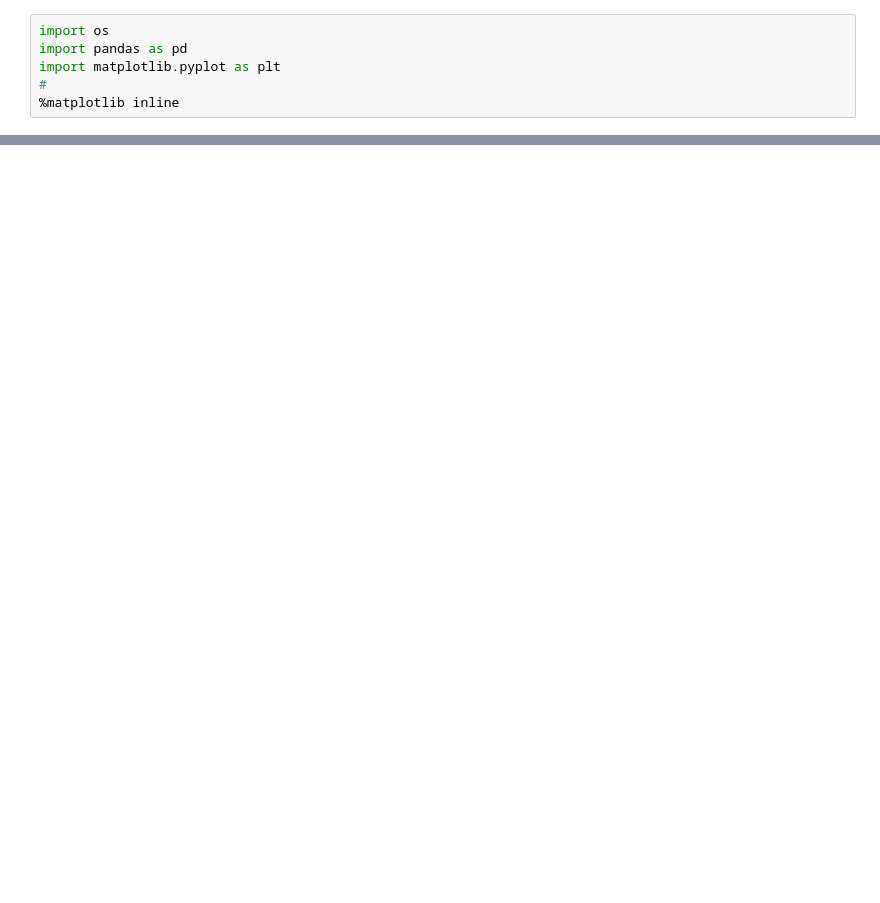
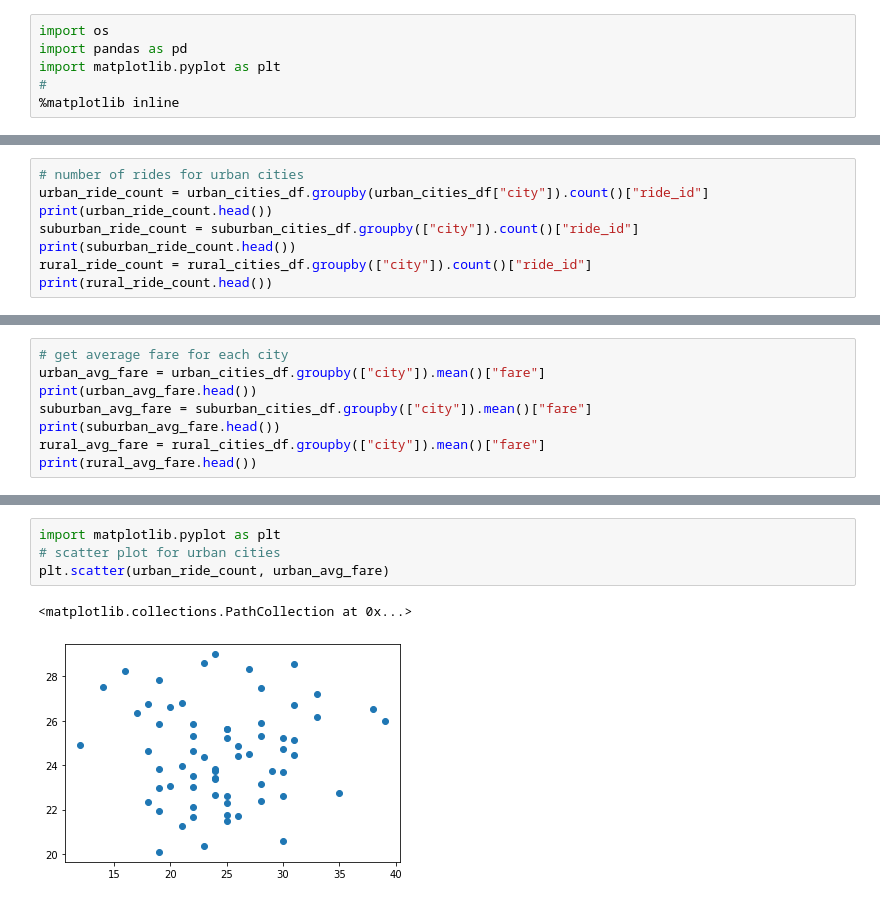
Before and after one commit to RichardYDepestre/Module-05_PyBer-with-Matplotlib, a Jupyter notebook: PyBer.ipynb, the cells around one changed output, grey strips where cells are left out. Saved outputs shown, nothing was run; the diff lists cells and outputs as text; blank space fills up the shorter version.

Commit message:
checking in first bubble chart
checking in first bubble chart

```diff
--- a/PyBer.ipynb
+++ b/PyBer.ipynb
@@ -99,0 +41,8 @@ pyber_data_df
+# %%
+# number of rides for urban cities
+urban_ride_count = urban_cities_df.groupby(urban_cities_df["city"]).count()["ride_id"]
+print(urban_ride_count.head())
+suburban_ride_count = suburban_cities_df.groupby(["city"]).count()["ride_id"]
+print(suburban_ride_count.head())
+rural_ride_count = rural_cities_df.groupby(["city"]).count()["ride_id"]
+print(rural_ride_count.head())
@@ -99,0 +67,8 @@ pyber_data_df
+# %%
+# get average fare for each city
+urban_avg_fare = urban_cities_df.groupby(["city"]).mean()["fare"]
+print(urban_avg_fare.head())
+suburban_avg_fare = suburban_cities_df.groupby(["city"]).mean()["fare"]
+print(suburban_avg_fare.head())
+rural_avg_fare = rural_cities_df.groupby(["city"]).mean()["fare"]
+print(rural_avg_fare.head())
@@ -99,0 +119,7 @@ pyber_data_df
+# %%
+import matplotlib.pyplot as plt
+# scatter plot for urban cities
+plt.scatter(urban_ride_count, urban_avg_fare)
+# %% [output]
+<matplotlib.collections.PathCollection at 0x...>
+[figure, added]
```
Also changed, not shown: parts of 16 cells of this notebook, 1 other file.
